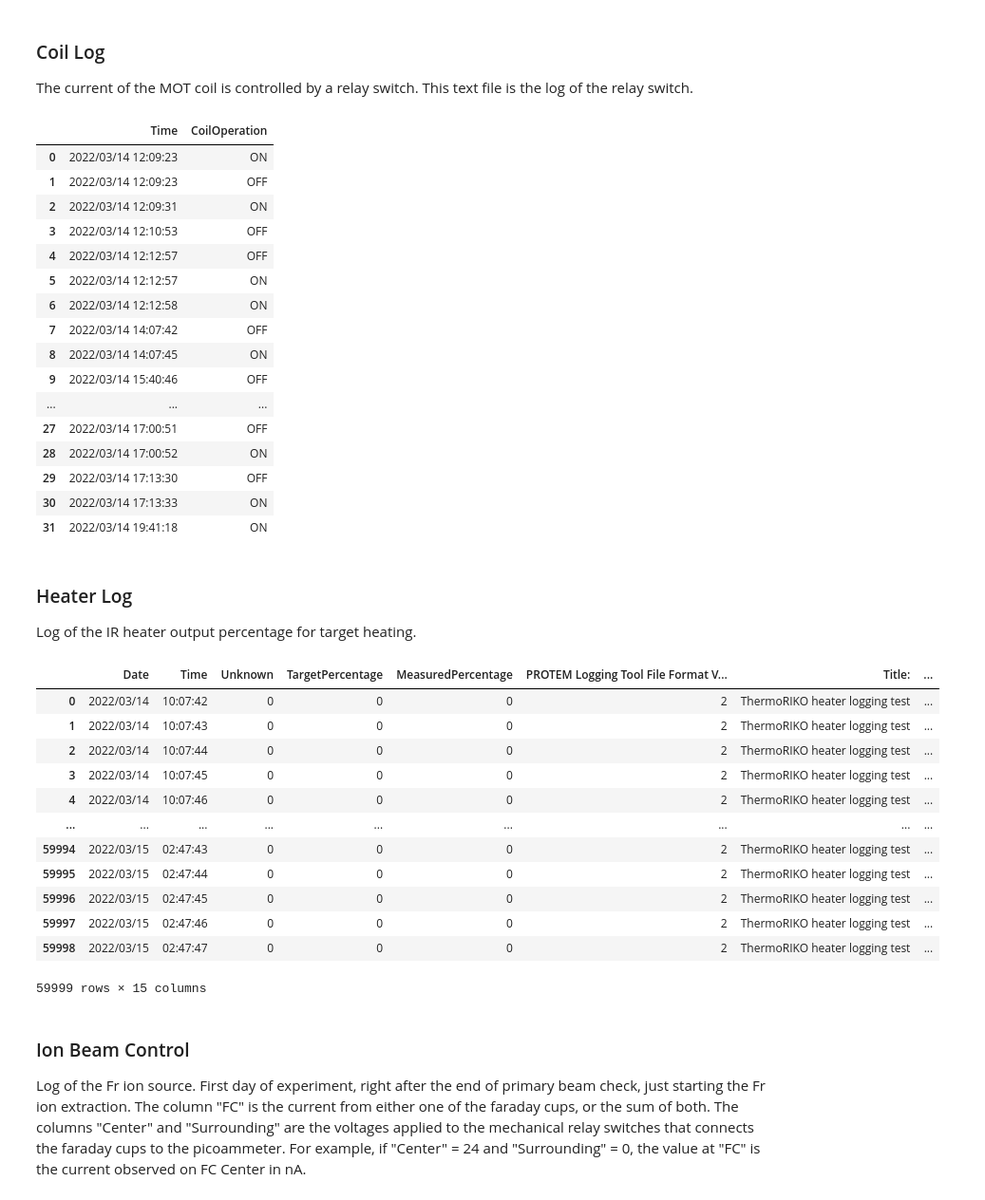
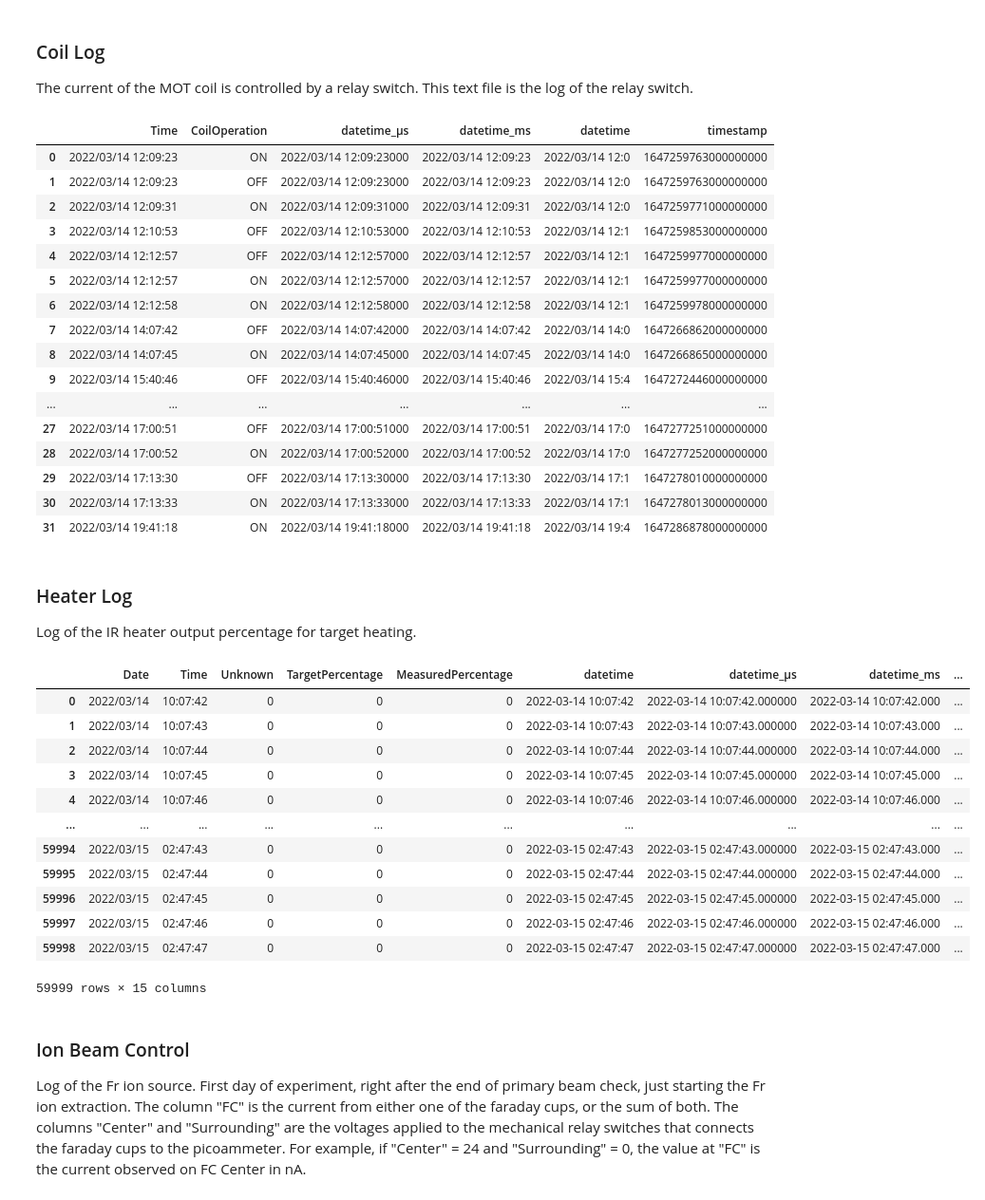
Before and after one commit to romanwixinger/data-engineering-utokyo, a Jupyter notebook: notebooks/data_exploration.ipynb, the cells around one changed output. Shown at 95% size. Saved outputs shown, nothing was run; the diff lists cells and outputs as text; code cells hidden in the pictures.

```diff
--- a/notebooks/data_exploration.ipynb
+++ b/notebooks/data_exploration.ipynb
@@ -164,36 +218,37 @@ class Coil():
     def get_table(cls, filepath: str=location+"coil_log.txt"):
         df = pd.read_csv(filepath_or_buffer=filepath, delimiter="	")
         cls._harmonize_time(df)
+        df = df.sort_values(by="timestamp")
         return df
 
     @classmethod
-    def _harmonize_time(cls, df: pd.DataFrame) -> pd.DataFrame:
-        df = df.rename(columns={"Time": "datetime"})
-        df["datetime_μs"] = df["datetime"].apply(lambda s: s+".000000")
-        df["datetime_ms"] = df["datetime"].apply(lambda s: s+".000")
-        df["timestamp"] = df["datetime_ms"].apply(pd.Timestamp).values.astype(np.int64)
-        return df
+    def _harmonize_time(cls, df: pd.DataFrame):
+        df["datetime_μs"] = df["Time"].apply(lambda s: s+"000")
+        df["datetime_ms"] = df["Time"]
+        df["datetime"] = df["Time"].apply(lambda s: s[:-4])
+        df["timestamp"] = df["Time"].apply(pd.Timestamp).values.astype(np.int64)
+        return
 
 coil_table = Coil.get_table()
 coil_table
 # %% [output]
-|  | Time | CoilOperation |
-| 0 | 2022/03/14 12:09:23 | ON |
-| 1 | 2022/03/14 12:09:23 | OFF |
-| 2 | 2022/03/14 12:09:31 | ON |
-| 3 | 2022/03/14 12:10:53 | OFF |
-| 4 | 2022/03/14 12:12:57 | OFF |
-| 5 | 2022/03/14 12:12:57 | ON |
-| 6 | 2022/03/14 12:12:58 | ON |
-| 7 | 2022/03/14 14:07:42 | OFF |
-| 8 | 2022/03/14 14:07:45 | ON |
-| 9 | 2022/03/14 15:40:46 | OFF |
-| ... | ... | ... |
-| 27 | 2022/03/14 17:00:51 | OFF |
-| 28 | 2022/03/14 17:00:52 | ON |
-| 29 | 2022/03/14 17:13:30 | OFF |
-| 30 | 2022/03/14 17:13:33 | ON |
-| 31 | 2022/03/14 19:41:18 | ON |
+|  | Time | CoilOperation | datetime_μs | datetime_ms | datetime | timestamp |
+| 0 | 2022/03/14 12:09:23 | ON | 2022/03/14 12:09:23000 | 2022/03/14 12:09:23 | 2022/03/14 12:0 | 1647259763000000000 |
+| 1 | 2022/03/14 12:09:23 | OFF | 2022/03/14 12:09:23000 | 2022/03/14 12:09:23 | 2022/03/14 12:0 | 1647259763000000000 |
+| 2 | 2022/03/14 12:09:31 | ON | 2022/03/14 12:09:31000 | 2022/03/14 12:09:31 | 2022/03/14 12:0 | 1647259771000000000 |
+| 3 | 2022/03/14 12:10:53 | OFF | 2022/03/14 12:10:53000 | 2022/03/14 12:10:53 | 2022/03/14 12:1 | 1647259853000000000 |
+| 4 | 2022/03/14 12:12:57 | OFF | 2022/03/14 12:12:57000 | 2022/03/14 12:12:57 | 2022/03/14 12:1 | 1647259977000000000 |
+| 5 | 2022/03/14 12:12:57 | ON | 2022/03/14 12:12:57000 | 2022/03/14 12:12:57 | 2022/03/14 12:1 | 1647259977000000000 |
+| 6 | 2022/03/14 12:12:58 | ON | 2022/03/14 12:12:58000 | 2022/03/14 12:12:58 | 2022/03/14 12:1 | 1647259978000000000 |
+| 7 | 2022/03/14 14:07:42 | OFF | 2022/03/14 14:07:42000 | 2022/03/14 14:07:42 | 2022/03/14 14:0 | 1647266862000000000 |
+| 8 | 2022/03/14 14:07:45 | ON | 2022/03/14 14:07:45000 | 2022/03/14 14:07:45 | 2022/03/14 14:0 | 1647266865000000000 |
+| 9 | 2022/03/14 15:40:46 | OFF | 2022/03/14 15:40:46000 | 2022/03/14 15:40:46 | 2022/03/14 15:4 | 1647272446000000000 |
+| ... | ... | ... | ... | ... | ... | ... |
+| 27 | 2022/03/14 17:00:51 | OFF | 2022/03/14 17:00:51000 | 2022/03/14 17:00:51 | 2022/03/14 17:0 | 1647277251000000000 |
+| 28 | 2022/03/14 17:00:52 | ON | 2022/03/14 17:00:52000 | 2022/03/14 17:00:52 | 2022/03/14 17:0 | 1647277252000000000 |
+| 29 | 2022/03/14 17:13:30 | OFF | 2022/03/14 17:13:30000 | 2022/03/14 17:13:30 | 2022/03/14 17:1 | 1647278010000000000 |
+| 30 | 2022/03/14 17:13:33 | ON | 2022/03/14 17:13:33000 | 2022/03/14 17:13:33 | 2022/03/14 17:1 | 1647278013000000000 |
+| 31 | 2022/03/14 19:41:18 | ON | 2022/03/14 19:41:18000 | 2022/03/14 19:41:18 | 2022/03/14 19:4 | 1647286878000000000 |
 # %% [markdown]
 ### Heater Log
 Log of the IR heater output percentage for target heating.
@@ -203,54 +258,58 @@ class Heater():
 
     @classmethod
     def get_data(cls, filepath: str=location+"HeaterLog_20220314_100740_00001.csv") -> pd.DataFrame:
-         return pd.read_csv(filepath_or_buffer=filepath,
+        df = pd.read_csv(filepath_or_buffer=filepath,
                                  skiprows=6,
                                  header=0,
                                  names=["Date", "Time", "Unknown", "TargetPercentage", "MeasuredPercentage"],
                                  encoding="cp932")
+        cls._harmonize_time(df)
+        df = df.sort_values(by="timestamp")
+        return df
+
     @classmethod
     def get_metadata(cls, filepath: str=location+"HeaterLog_20220314_100740_00001.csv"):
         with open(filepath, newline='', encoding="cp932") as f:
             reader = csv.reader(f)
             metadata_list = list(reader)[:6]
             columns = [m[0] for m in metadata_list]
             row = [metadata_list[i][1] for i in range(2)] +  [f"{metadata_list[i][3]},{metadata_list[i][4]}" for i in range(2, 6)]
             df = pd.DataFrame(data=[row], columns=columns)
             return df
 
     @classmethod
     def get_table(cls, filepath: str=location+"HeaterLog_20220314_100740_00001.csv"):
         data_df = cls.get_data(filepath)
         metadata_df = cls.get_metadata(filepath)
         df = data_df.merge(metadata_df, how='cross')
         cls._harmonize_time(df)
         return df
 
     @classmethod
     def _harmonize_time(cls, df: pd.DataFrame) -> pd.DataFrame:
         df["datetime"] = df["Date"].apply(lambda s: s.replace("/", "-")) + " " + df["Time"]
         df["datetime_μs"] = df["datetime"].apply(lambda s: s+".000000")
         df["datetime_ms"] = df["datetime"].apply(lambda s: s+".000")
         df["timestamp"] = df["datetime_ms"].apply(pd.Timestamp).values.astype(np.int64)
         return df
 
 heater_data_df = Heater.get_data()
 heater_metadata_df = Heater.get_metadata()
 heater_df = Heater.get_table()
 heater_df
 # %% [output]
-|  | Date | Time | Unknown | TargetPercentage | MeasuredPercentage | PROTEM Logging Tool File Format V... | Title: | ... |
-| 0 | 2022/03/14 | 10:07:42 | 0 | 0 | 0 | 2 | ThermoRIKO heater logging test | ... |
-| 1 | 2022/03/14 | 10:07:43 | 0 | 0 | 0 | 2 | ThermoRIKO heater logging test | ... |
-| 2 | 2022/03/14 | 10:07:44 | 0 | 0 | 0 | 2 | ThermoRIKO heater logging test | ... |
-| 3 | 2022/03/14 | 10:07:45 | 0 | 0 | 0 | 2 | ThermoRIKO heater logging test | ... |
-| 4 | 2022/03/14 | 10:07:46 | 0 | 0 | 0 | 2 | ThermoRIKO heater logging test | ... |
-| ... | ... | ... | ... | ... | ... | ... | ... | ... |
-| 59994 | 2022/03/15 | 02:47:43 | 0 | 0 | 0 | 2 | ThermoRIKO heater logging test | ... |
-| 59995 | 2022/03/15 | 02:47:44 | 0 | 0 | 0 | 2 | ThermoRIKO heater logging test | ... |
-| 59996 | 2022/03/15 | 02:47:45 | 0 | 0 | 0 | 2 | ThermoRIKO heater logging test | ... |
-| 59997 | 2022/03/15 | 02:47:46 | 0 | 0 | 0 | 2 | ThermoRIKO heater logging test | ... |
-| 59998 | 2022/03/15 | 02:47:47 | 0 | 0 | 0 | 2 | ThermoRIKO heater logging test | ... |
+|  | Date | Time | Unknown | TargetPercentage | MeasuredPercentage | datetime | datetime_μs | datetime_ms | ... |
+| 0 | 2022/03/14 | 10:07:42 | 0 | 0 | 0 | 2022-03-14 10:07:42 | 2022-03-14 10:07:42.000000 | 2022-03-14 10:07:42.000 | ... |
+| 1 | 2022/03/14 | 10:07:43 | 0 | 0 | 0 | 2022-03-14 10:07:43 | 2022-03-14 10:07:43.000000 | 2022-03-14 10:07:43.000 | ... |
+| 2 | 2022/03/14 | 10:07:44 | 0 | 0 | 0 | 2022-03-14 10:07:44 | 2022-03-14 10:07:44.000000 | 2022-03-14 10:07:44.000 | ... |
+| 3 | 2022/03/14 | 10:07:45 | 0 | 0 | 0 | 2022-03-14 10:07:45 | 2022-03-14 10:07:45.000000 | 2022-03-14 10:07:45.000 | ... |
+| 4 | 2022/03/14 | 10:07:46 | 0 | 0 | 0 | 2022-03-14 10:07:46 | 2022-03-14 10:07:46.000000 | 2022-03-14 10:07:46.000 | ... |
+| ... | ... | ... | ... | ... | ... | ... | ... | ... | ... |
+| 59994 | 2022/03/15 | 02:47:43 | 0 | 0 | 0 | 2022-03-15 02:47:43 | 2022-03-15 02:47:43.000000 | 2022-03-15 02:47:43.000 | ... |
+| 59995 | 2022/03/15 | 02:47:44 | 0 | 0 | 0 | 2022-03-15 02:47:44 | 2022-03-15 02:47:44.000000 | 2022-03-15 02:47:44.000 | ... |
+| 59996 | 2022/03/15 | 02:47:45 | 0 | 0 | 0 | 2022-03-15 02:47:45 | 2022-03-15 02:47:45.000000 | 2022-03-15 02:47:45.000 | ... |
+| 59997 | 2022/03/15 | 02:47:46 | 0 | 0 | 0 | 2022-03-15 02:47:46 | 2022-03-15 02:47:46.000000 | 2022-03-15 02:47:46.000 | ... |
+| 59998 | 2022/03/15 | 02:47:47 | 0 | 0 | 0 | 2022-03-15 02:47:47 | 2022-03-15 02:47:47.000000 | 2022-03-15 02:47:47.000 | ... |
 59999 rows × 15 columns
 # %% [markdown]
 ### Ion Beam Control
```
Also changed, not shown: parts of 17 cells of this notebook.
